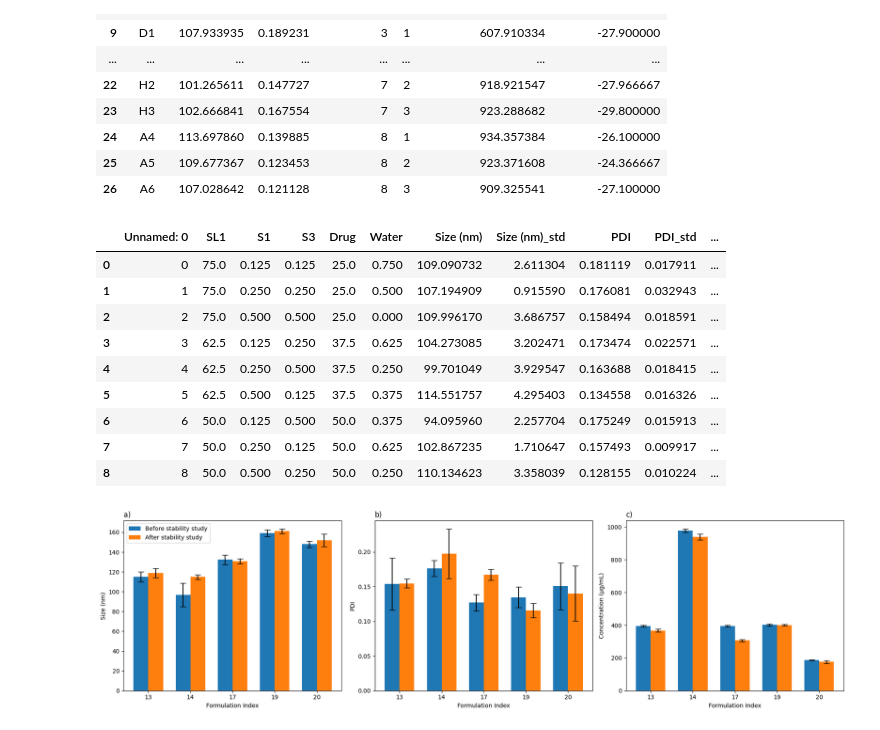
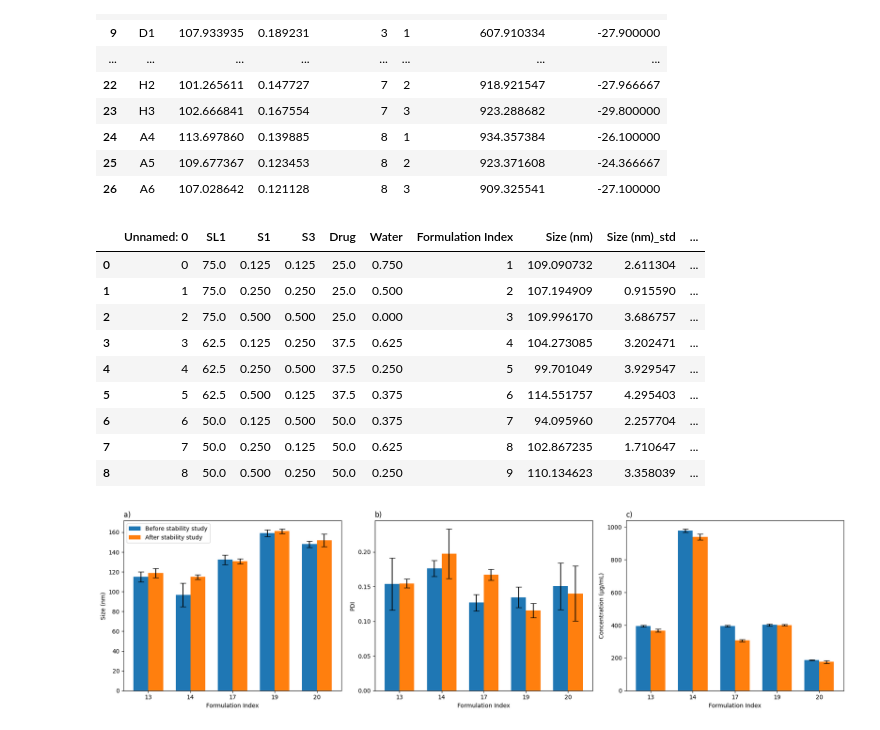
Before and after one commit to ZeqingBao/SDL5_Nano, a Jupyter notebook: 2nd_round_screening/2nd_data_analysis.ipynb, the cells around one changed output. Drawn from its saved outputs; the diff is of its cells as text; code cells hidden in the pictures.

```diff
--- a/2nd_round_screening/2nd_data_analysis.ipynb
+++ b/2nd_round_screening/2nd_data_analysis.ipynb
@@ -234,45 +234,45 @@ doe['Zeta potential (mV)_std'] = summary_zeta['Zeta potential (mV)_std']
 
 
 
-stable_formulations = {0,1,2,3,4,5,6,7,8}
+stable_formulations = {0,1,2,3,4,5,6,8}
 
 
 doe['Stability'] = doe['Formulation Index'].apply(lambda x: 1 if x in stable_formulations else 0)
 
 # # Build a dictionary mapping each stable formulation index to its values: index -> (conc, conc_std, size, size_std, pdi, pdi_std)
 # stable_info = {
 #     12: (367.9247316, 10.23567711, 118.7456524, 4.554845623, 0.154497896, 0.006164143),
 #     13: (939.7022223, 18.97338521, 114.8417277, 2.325583815, 0.197397247, 0.035893784),
 #     16: (306.3447006, 7.227094123, 130.8124935, 2.596827926, 0.167087338, 0.007799504),
 #     18: (400.5129212, 3.471378275, 161.1962836, 2.356494172, 0.115346618, 0.010219937),
 #     19: (175.4277098, 8.257180838, 151.9126165, 6.344866057, 0.139975486, 0.0396645),
 # }
 
 # # Define helper to extract each value
 # def get_stable_value(x, i):
 #     return stable_info.get(x, (None,) * 6)[i]
 
 # # Apply logic to populate new columns
 # doe['Stable_Concentration (µg/mL)'] = doe['Formulation Index'].apply(lambda x: get_stable_value(x, 0))
 # doe['Stable_Concentration (µg/mL)_std'] = doe['Formulation Index'].apply(lambda x: get_stable_value(x, 1))
 # doe['Stable_Size (nm)'] = doe['Formulation Index'].apply(lambda x: get_stable_value(x, 2))
 # doe['Stable_Size (nm)_std'] = doe['Formulation Index'].apply(lambda x: get_stable_value(x, 3))
 # doe['Stable_PDI'] = doe['Formulation Index'].apply(lambda x: get_stable_value(x, 4))
 # doe['Stable_PDI_std'] = doe['Formulation Index'].apply(lambda x: get_stable_value(x, 5))
 
 doe['Formulation Index'] = summary_conc['Formulation'] + 1
 doe
 # %% [output]
-|  | Unnamed: 0 | SL1 | S1 | S3 | Drug | Water | Size (nm) | Size (nm)_std | PDI | PDI_std | ... |
-| 0 | 0 | 75.0 | 0.125 | 0.125 | 25.0 | 0.750 | 109.090732 | 2.611304 | 0.181119 | 0.017911 | ... |
-| 1 | 1 | 75.0 | 0.250 | 0.250 | 25.0 | 0.500 | 107.194909 | 0.915590 | 0.176081 | 0.032943 | ... |
-| 2 | 2 | 75.0 | 0.500 | 0.500 | 25.0 | 0.000 | 109.996170 | 3.686757 | 0.158494 | 0.018591 | ... |
-| 3 | 3 | 62.5 | 0.125 | 0.250 | 37.5 | 0.625 | 104.273085 | 3.202471 | 0.173474 | 0.022571 | ... |
-| 4 | 4 | 62.5 | 0.250 | 0.500 | 37.5 | 0.250 | 99.701049 | 3.929547 | 0.163688 | 0.018415 | ... |
-| 5 | 5 | 62.5 | 0.500 | 0.125 | 37.5 | 0.375 | 114.551757 | 4.295403 | 0.134558 | 0.016326 | ... |
-| 6 | 6 | 50.0 | 0.125 | 0.500 | 50.0 | 0.375 | 94.095960 | 2.257704 | 0.175249 | 0.015913 | ... |
-| 7 | 7 | 50.0 | 0.250 | 0.125 | 50.0 | 0.625 | 102.867235 | 1.710647 | 0.157493 | 0.009917 | ... |
-| 8 | 8 | 50.0 | 0.500 | 0.250 | 50.0 | 0.250 | 110.134623 | 3.358039 | 0.128155 | 0.010224 | ... |
+|  | Unnamed: 0 | SL1 | S1 | S3 | Drug | Water | Formulation Index | Size (nm) | Size (nm)_std | ... |
+| 0 | 0 | 75.0 | 0.125 | 0.125 | 25.0 | 0.750 | 1 | 109.090732 | 2.611304 | ... |
+| 1 | 1 | 75.0 | 0.250 | 0.250 | 25.0 | 0.500 | 2 | 107.194909 | 0.915590 | ... |
+| 2 | 2 | 75.0 | 0.500 | 0.500 | 25.0 | 0.000 | 3 | 109.996170 | 3.686757 | ... |
+| 3 | 3 | 62.5 | 0.125 | 0.250 | 37.5 | 0.625 | 4 | 104.273085 | 3.202471 | ... |
+| 4 | 4 | 62.5 | 0.250 | 0.500 | 37.5 | 0.250 | 5 | 99.701049 | 3.929547 | ... |
+| 5 | 5 | 62.5 | 0.500 | 0.125 | 37.5 | 0.375 | 6 | 114.551757 | 4.295403 | ... |
+| 6 | 6 | 50.0 | 0.125 | 0.500 | 50.0 | 0.375 | 7 | 94.095960 | 2.257704 | ... |
+| 7 | 7 | 50.0 | 0.250 | 0.125 | 50.0 | 0.625 | 8 | 102.867235 | 1.710647 | ... |
+| 8 | 8 | 50.0 | 0.500 | 0.250 | 50.0 | 0.250 | 9 | 110.134623 | 3.358039 | ... |
 # %%
 # # Create a new DataFrame with the relevant columns for stability analysis
 
```
Also changed, not shown: parts of 3 cells of this notebook, 3 other files.
